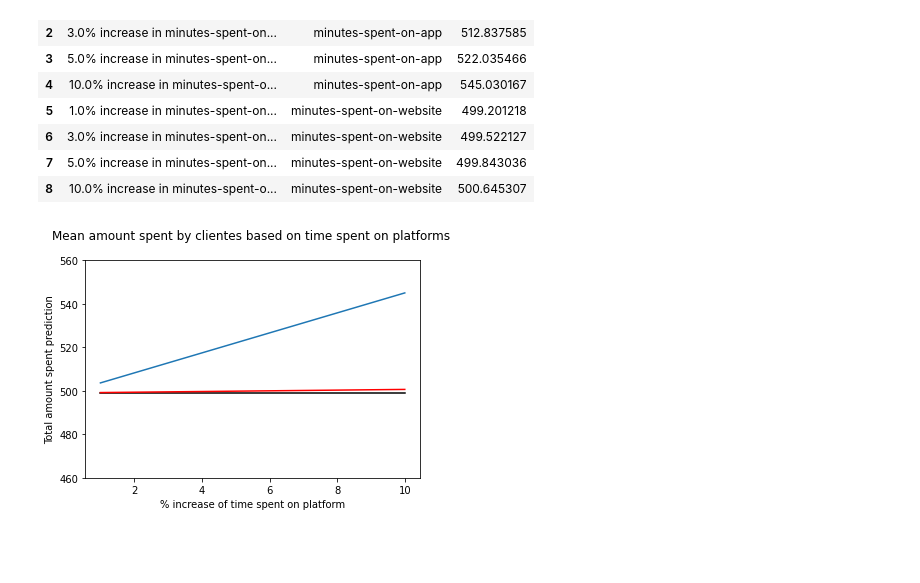
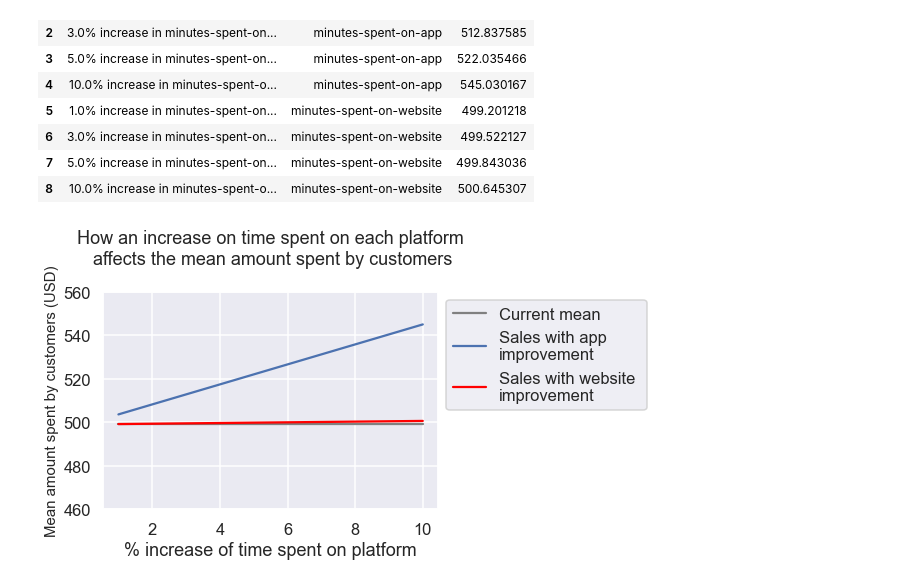
Before and after one commit to gasp37/e-commerce-platform-usage, a Jupyter notebook: e-commerce-platform.ipynb, the cells around one changed output. Saved outputs shown, nothing was run; the diff lists cells and outputs as text; code cells hidden in the pictures; blank space fills up the shorter version.

Commit message:
Creating regression line plots

```diff
--- a/e-commerce-platform.ipynb
+++ b/e-commerce-platform.ipynb
@@ -220,18 +220,21 @@ scenarios_table
 # %%
 app_scenarios = scenarios_table[scenarios_table['variable']=='minutes-spent-on-app'].copy()
 website_scenarios = scenarios_table[scenarios_table['variable']=='minutes-spent-on-website'].copy()
 
 plt.ylim(460,560)
 
+sns.lineplot(x=[1,3,5,10], y=[499,499,499,499], color='grey')
+sns.lineplot(data=app_scenarios, x=[1,3,5,10], y='prediction')
+ax = sns.lineplot(data=website_scenarios, x=[1,3,5,10], y='prediction', color='red')
 
-sns.lineplot(x=[1,3,5,10], y=[499,499,499,499], color='black')
-sns.lineplot(data=app_scenarios, x=[1,3,5,10], y='prediction')
-sns.lineplot(data=website_scenarios, x=[1,3,5,10], y='prediction', color='red')
+plt.ylabel('Mean amount spent by customers (USD)', fontsize='small')
+plt.xlabel('% increase of time spent on platform', fontsize='medium')
+plt.title('How an increase on time spent on each platform\n affects the mean amount spent by customers', y=1.10)
+plt.legend(loc= 'upper right', labels=['Current mean', 'Sales with app \nimprovement', 'Sales with website \nimprovement'])
+sns.move_legend(ax, loc='best',bbox_to_anchor = (1,1))
 
-plt.ylabel('Total amount spent prediction')
-plt.xlabel('% increase of time spent on platform')
-plt.title('Mean amount spent by clientes based on time spent on platforms \n')
-
+sns.set_theme()
+sns.set_context('talk')
 plt.show()
 # %% [output]
-[figure, old version]
+[figure, new version]
```
Also changed, not shown: parts of 2 cells of this notebook.
